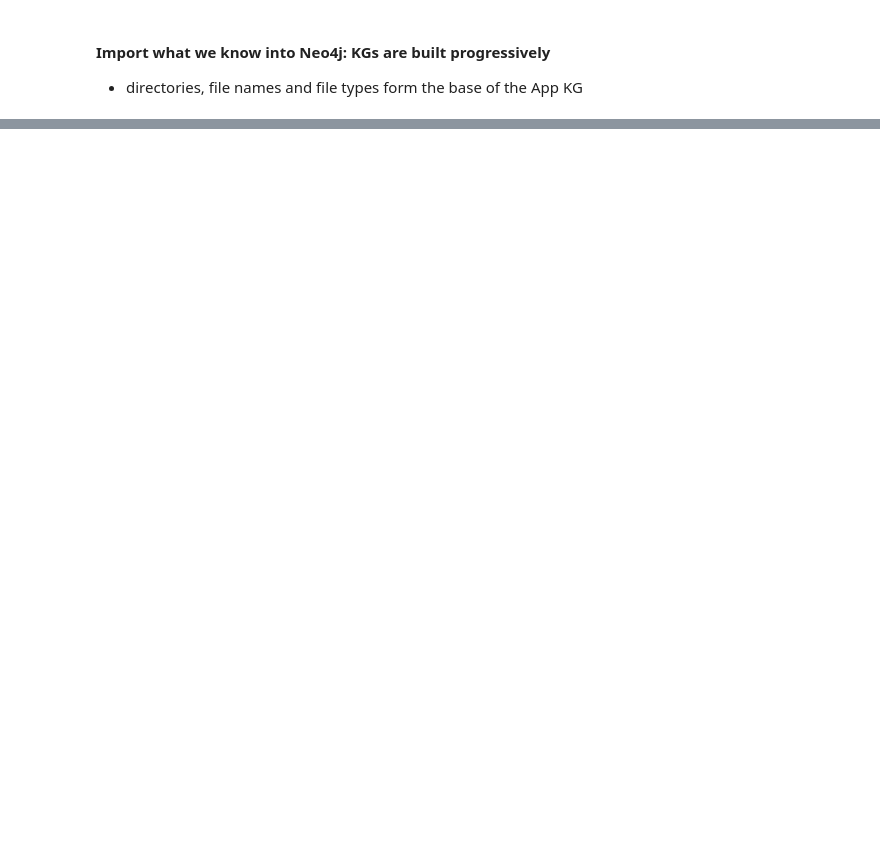
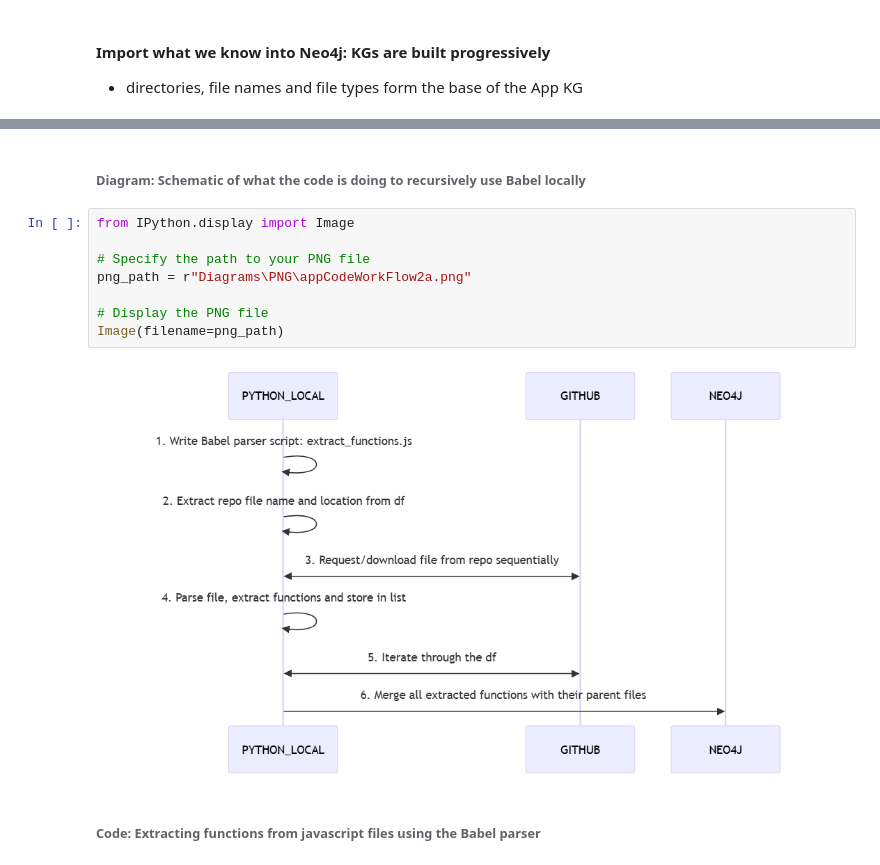
Before and after one commit to georgejaymcmc/AICampKGTalk, a Jupyter notebook: AICampKGTalk.ipynb, the cells around one changed output, grey strips where cells are left out. Cells and saved outputs as stored; diff of their text form; blank space fills up the shorter version.

```diff
--- a/AICampKGTalk.ipynb
+++ b/AICampKGTalk.ipynb
@@ -1340,0 +1502,14 @@ Name: count, dtype: int64
+# %% [markdown]
+###### Diagram: Schematic of what the code is doing to recursively use Babel locally
+# %%
+from IPython.display import Image
+
+# Specify the path to your PNG file
+png_path = r"Diagrams\PNG\appCodeWorkFlow2a.png"
+
+# Display the PNG file
+Image(filename=png_path)
+# %% [output]
+[figure, added]
+# %% [markdown]
+###### Code: Extracting functions from javascript files using the Babel parser
```
Also changed, not shown: parts of 11 cells of this notebook, 4 other files.
